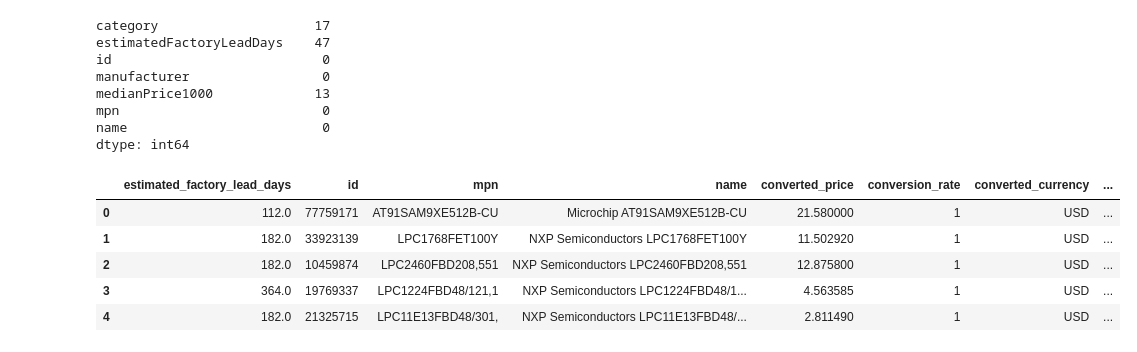
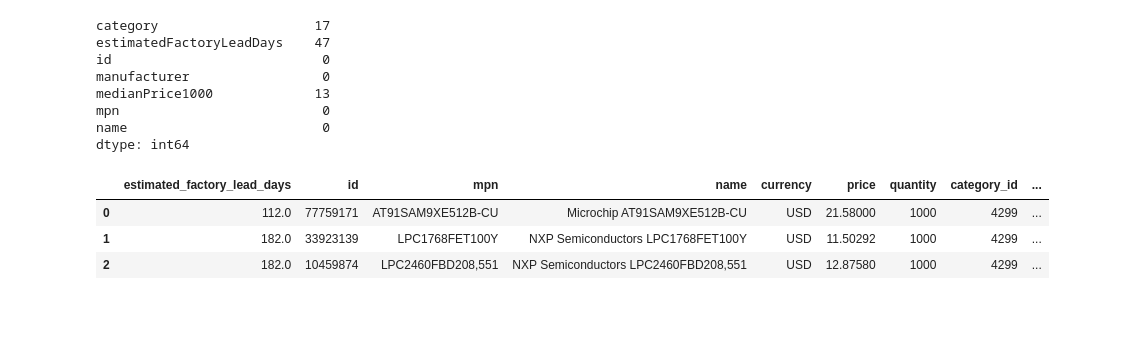
Before and after one commit to AntonGlazko/personal_storage, a Jupyter notebook: test_tasks/profi_ru.ipynb, the cells around one changed output. Cells and saved outputs as stored; diff of their text form; code cells hidden in the pictures; blank space fills up the shorter version.

```diff
--- a/test_tasks/profi_ru.ipynb
+++ b/test_tasks/profi_ru.ipynb
@@ -153,7 +157,8 @@ parts = pd.concat([parts, pd.DataFrame(parts.medianPrice1000.to_list())], axis=1
 parts['category_id'] = parts.category.apply(pd.Series).astype(int)
 parts['manufacturer_id'] = parts.category.apply(pd.Series).astype(int)
 # drop unnecessary columns
-parts = parts.drop(columns=['category', 'manufacturer','medianPrice1000'])
+parts = parts.drop(columns=['category', 'manufacturer','medianPrice1000',
+                            'convertedPrice', 'conversionRate', 'convertedCurrency'])
 categories = categories.rename(columns={'id': 'category_id', 'name': 'category_name'})
 manufacturers = manufacturers.rename(columns={'id': 'manufacturer_id', 'name': 'manufacturer_name'})
 
@@ -164,11 +169,9 @@ parts = pd.merge(left=parts, right=categories[['category_id', 'category_name']],
 # transform colnames
 parts.columns = parts.columns.map(transform_colnames)
 # %%
-parts.head()
+parts.head(3)
 # %% [output]
-|  | estimated_factory_lead_days | id | mpn | name | converted_price | conversion_rate | converted_currency | ... |
-| 0 | 112.0 | 77759171 | AT91SAM9XE512B-CU | Microchip AT91SAM9XE512B-CU | 21.580000 | 1 | USD | ... |
-| 1 | 182.0 | 33923139 | LPC1768FET100Y | NXP Semiconductors LPC1768FET100Y | 11.502920 | 1 | USD | ... |
-| 2 | 182.0 | 10459874 | LPC2460FBD208,551 | NXP Semiconductors LPC2460FBD208,551 | 12.875800 | 1 | USD | ... |
-| 3 | 364.0 | 19769337 | LPC1224FBD48/121,1 | NXP Semiconductors LPC1224FBD48/1... | 4.563585 | 1 | USD | ... |
-| 4 | 182.0 | 21325715 | LPC11E13FBD48/301, | NXP Semiconductors LPC11E13FBD48/... | 2.811490 | 1 | USD | ... |
+|  | estimated_factory_lead_days | id | mpn | name | currency | price | quantity | category_id | ... |
+| 0 | 112.0 | 77759171 | AT91SAM9XE512B-CU | Microchip AT91SAM9XE512B-CU | USD | 21.58000 | 1000 | 4299 | ... |
+| 1 | 182.0 | 33923139 | LPC1768FET100Y | NXP Semiconductors LPC1768FET100Y | USD | 11.50292 | 1000 | 4299 | ... |
+| 2 | 182.0 | 10459874 | LPC2460FBD208,551 | NXP Semiconductors LPC2460FBD208,551 | USD | 12.87580 | 1000 | 4299 | ... |
```
Also changed, not shown: parts of 19 cells of this notebook.
